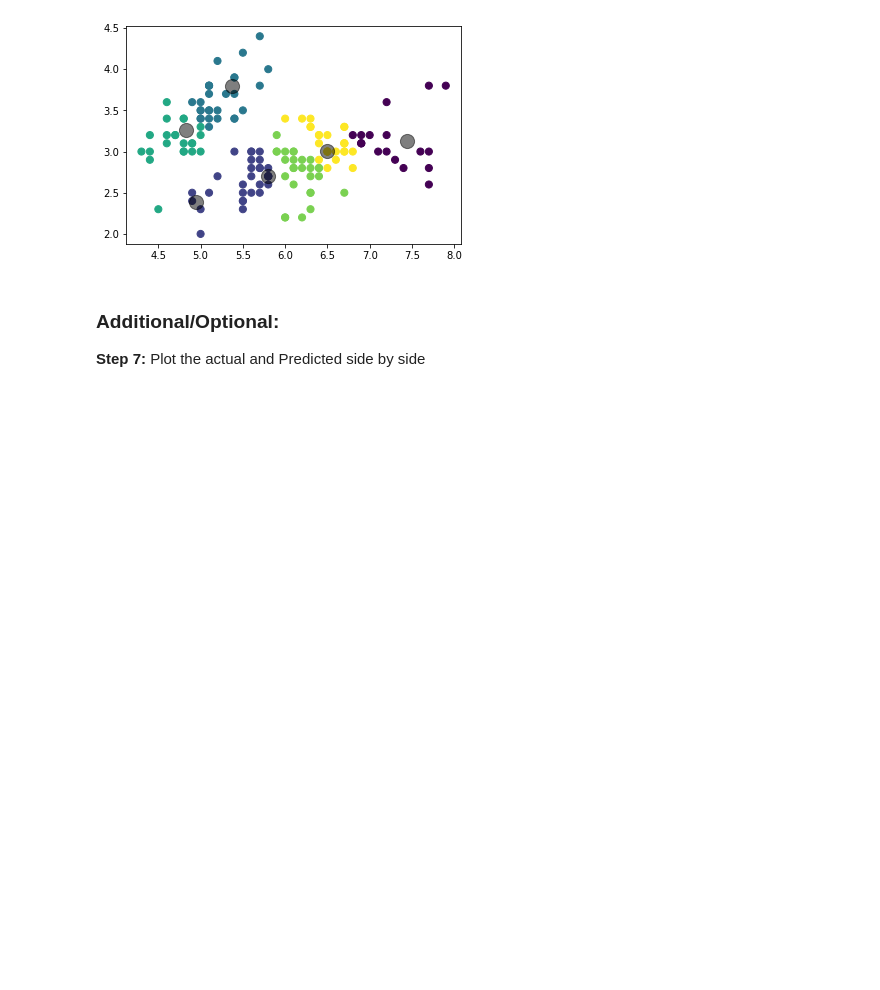
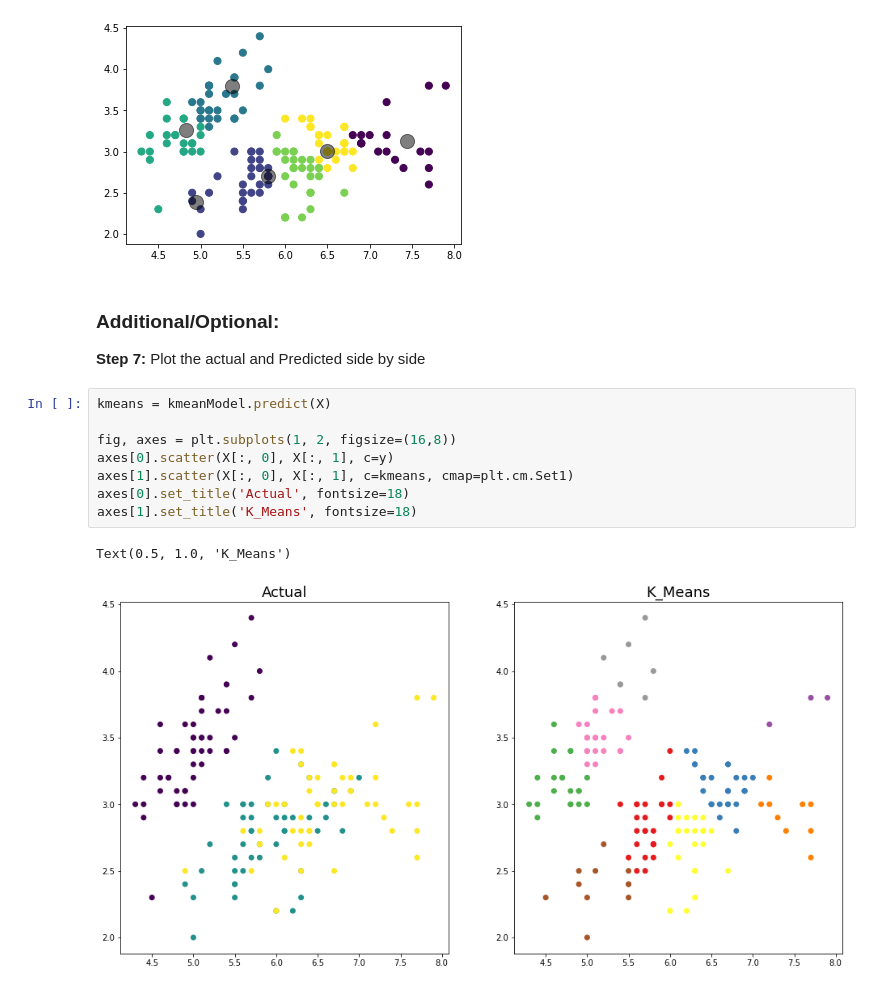
Before and after one commit to huimunte/ADS_Exercise, a Jupyter notebook: W6 - Exercise 1 - K-means_Vivian.ipynb, the cells around one changed output. Saved outputs shown, nothing was run; the diff lists cells and outputs as text; blank space fills up the shorter version.

```diff
--- a/W6 - Exercise 1 - K-means_Vivian.ipynb
+++ b/W6 - Exercise 1 - K-means_Vivian.ipynb
@@ -223,3 +240,14 @@ plt.scatter(centers[:, 0], centers[:, 1], c='black', s=200, alpha=0.5);
 ### Additional/Optional:
 
 **Step 7:** Plot the actual and Predicted side by side
+# %%
+kmeans = kmeanModel.predict(X)
+
+fig, axes = plt.subplots(1, 2, figsize=(16,8))
+axes[0].scatter(X[:, 0], X[:, 1], c=y)
+axes[1].scatter(X[:, 0], X[:, 1], c=kmeans, cmap=plt.cm.Set1)
+axes[0].set_title('Actual', fontsize=18)
+axes[1].set_title('K_Means', fontsize=18)
+# %% [output]
+Text(0.5, 1.0, 'K_Means')
+[figure, added]
```
Also changed, not shown: parts of 2 cells of this notebook.
